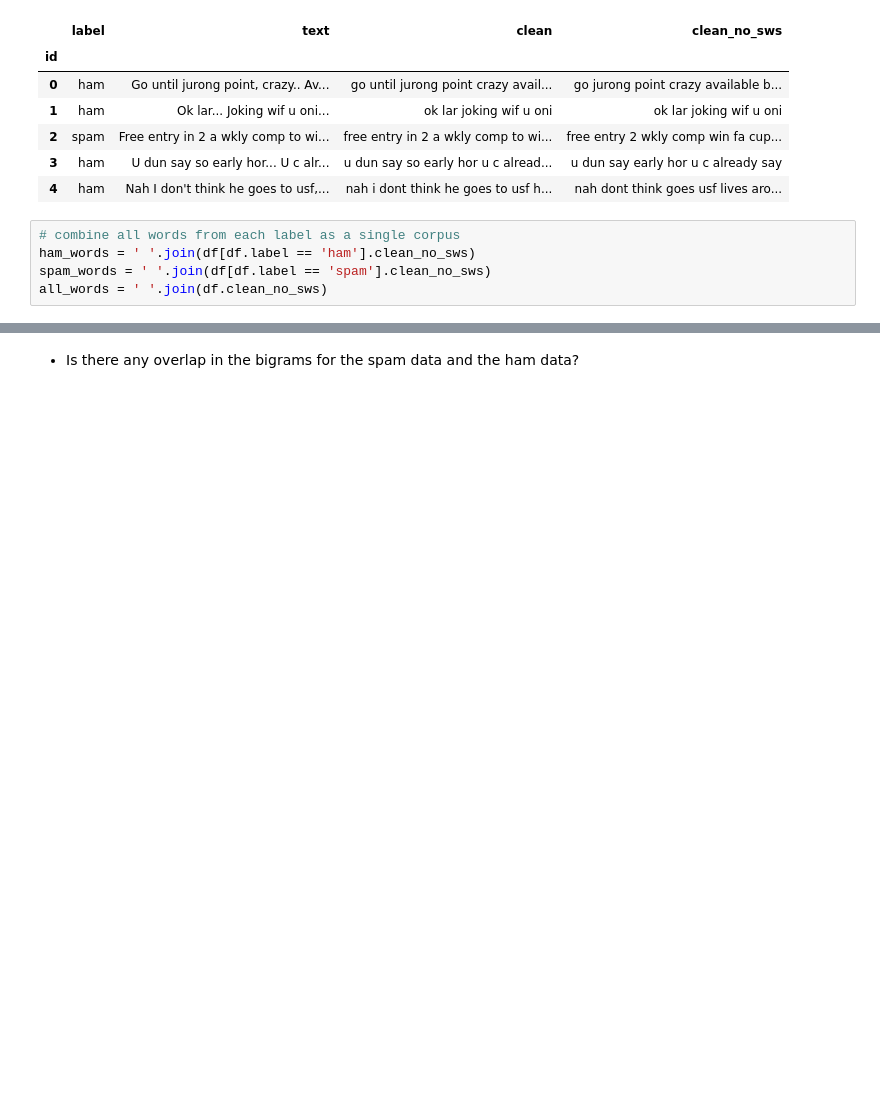
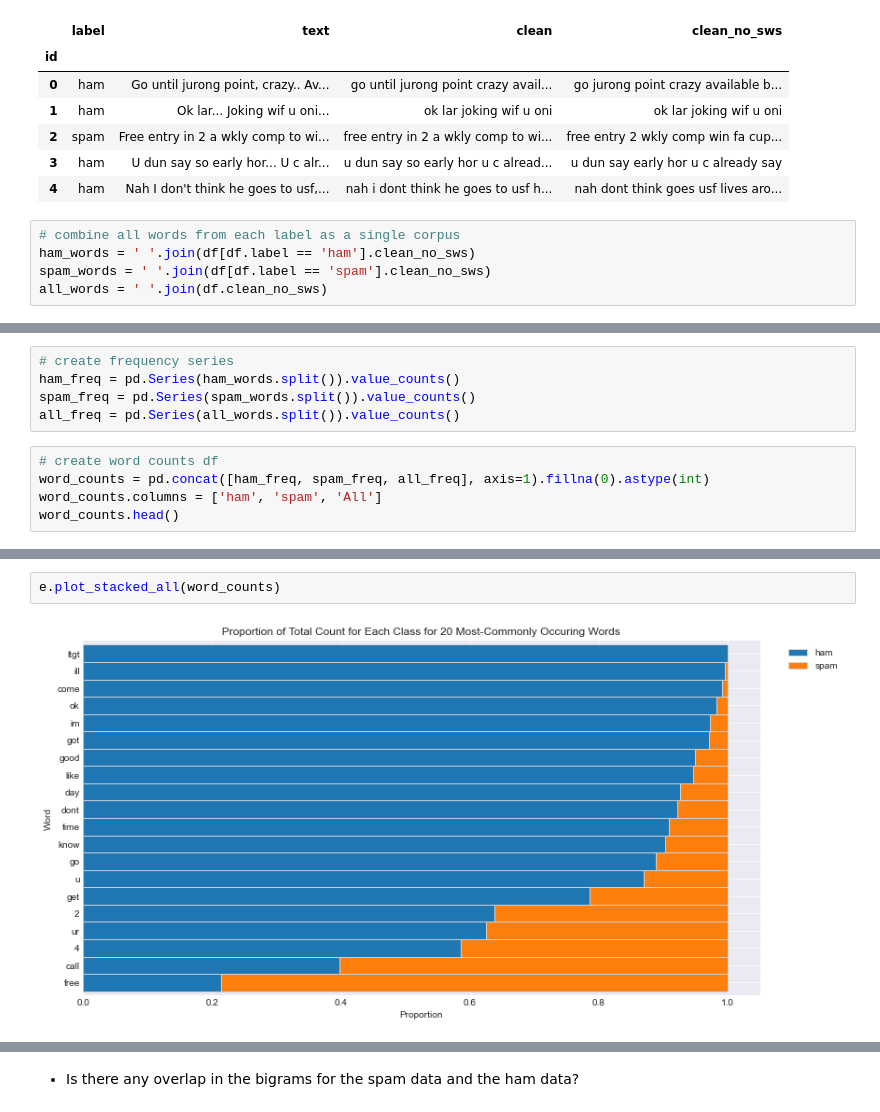
Before and after one commit to adam-talbot/natural-language-processing-exercises, a Jupyter notebook: explore.ipynb, the cells around one changed output, grey strips where cells are left out. Cells and saved outputs as stored; diff of their text form; blank space fills up the shorter version.

```diff
--- a/explore.ipynb
+++ b/explore.ipynb
@@ -134,0 +136,10 @@ len(spam_words.split())
+# %%
+# create frequency series
+ham_freq = pd.Series(ham_words.split()).value_counts()
+spam_freq = pd.Series(spam_words.split()).value_counts()
+all_freq = pd.Series(all_words.split()).value_counts()
+# %%
+# create word counts df
+word_counts = pd.concat([ham_freq, spam_freq, all_freq], axis=1).fillna(0).astype(int)
+word_counts.columns = ['ham', 'spam', 'All']
+word_counts.head()
@@ -134,0 +153,4 @@ len(spam_words.split())
+# %%
+e.plot_stacked_all(word_counts)
+# %% [output]
+[figure, added]
```
Also changed, not shown: parts of 14 cells of this notebook, 1 other file.
